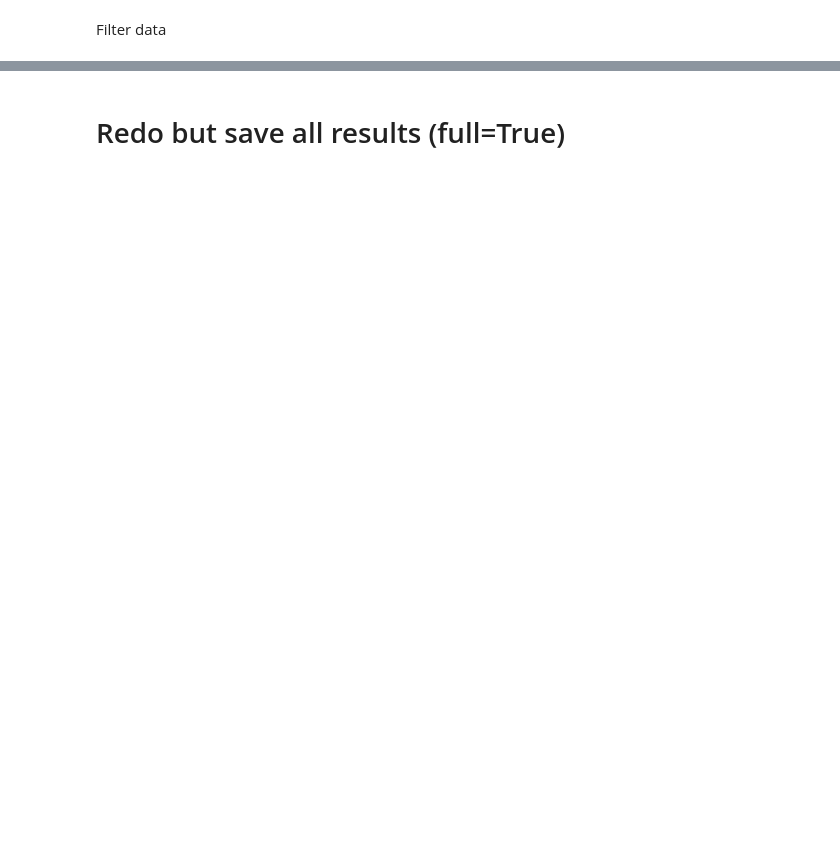
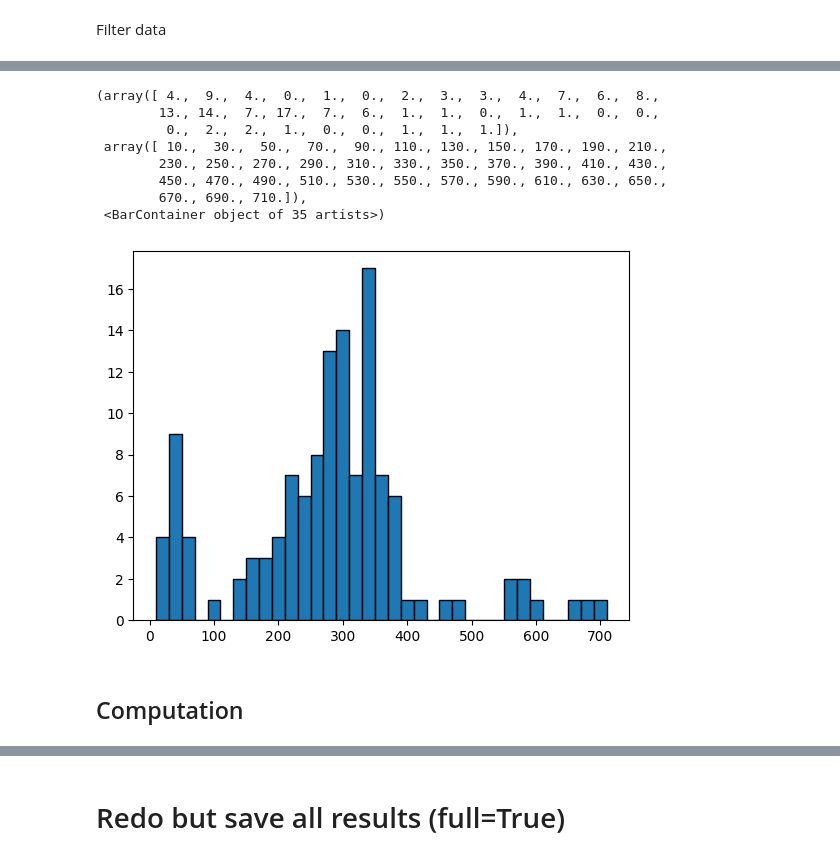
Before and after one commit to lincc-frameworks/notebooks_lf, a Jupyter notebook: PeriodDrw/Fit.ipynb, the cells around one changed output, grey strips where cells are left out. Drawn from its saved outputs; the diff is of its cells as text; code cells hidden in the pictures; blank space fills up the shorter version.

Commit message:
added examination of tape single pixel data

```diff
--- a/PeriodDrw/Fit.ipynb
+++ b/PeriodDrw/Fit.ipynb
@@ -84,3 +123,21 @@ ens.query("rMeanPSFMag_ps1_otmo < 20", table = 'object')
+# %%
+
+data = ens_nobs._object['nobs_total'].compute().values
+
+bin_edges = range(min(data), max(data) + 21, 20)
+plt.hist(data, bins=bin_edges, edgecolor='k')  # 'k' sets black color for edges
+# %% [output]
+(array([ 4.,  9.,  4.,  0.,  1.,  0.,  2.,  3.,  3.,  4.,  7.,  6.,  8.,
+        13., 14.,  7., 17.,  7.,  6.,  1.,  1.,  0.,  1.,  1.,  0.,  0.,
+         0.,  2.,  2.,  1.,  0.,  0.,  1.,  1.,  1.]),
+ array([ 10.,  30.,  50.,  70.,  90., 110., 130., 150., 170., 190., 210.,
+        230., 250., 270., 290., 310., 330., 350., 370., 390., 410., 430.,
+        450., 470., 490., 510., 530., 550., 570., 590., 610., 630., 650.,
+        670., 690., 710.]),
+ <BarContainer object of 35 artists>)
+[figure, added]
+# %% [markdown]
+## Computation
 # %%
 # 9min, 13 sec on baldur, for 603 sources in 4 partitions
 # 7min, 30 sec on baldur, for 603 sources in 4 partitions, Nov 7
```
Also changed, not shown: parts of 13 cells of this notebook.
